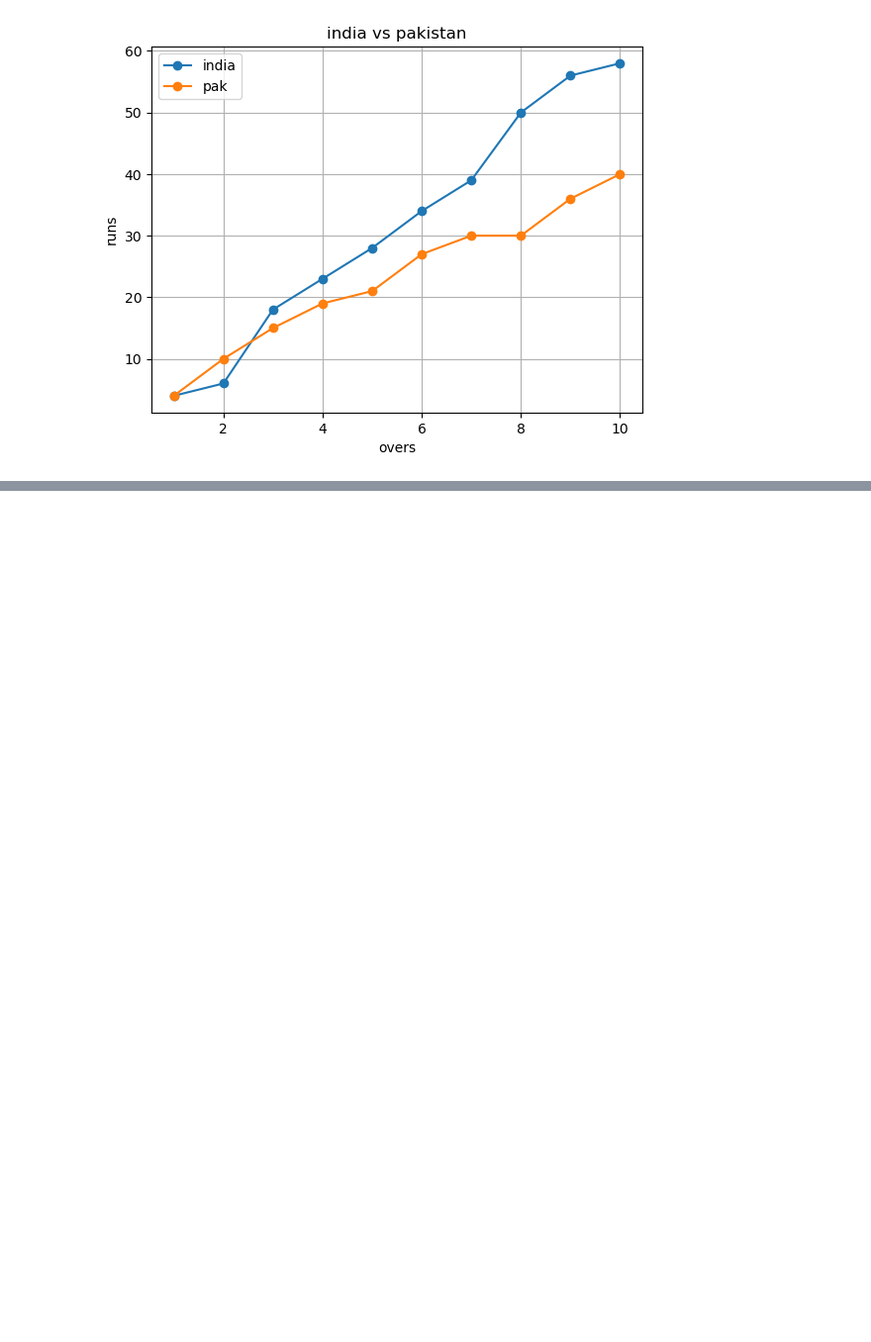
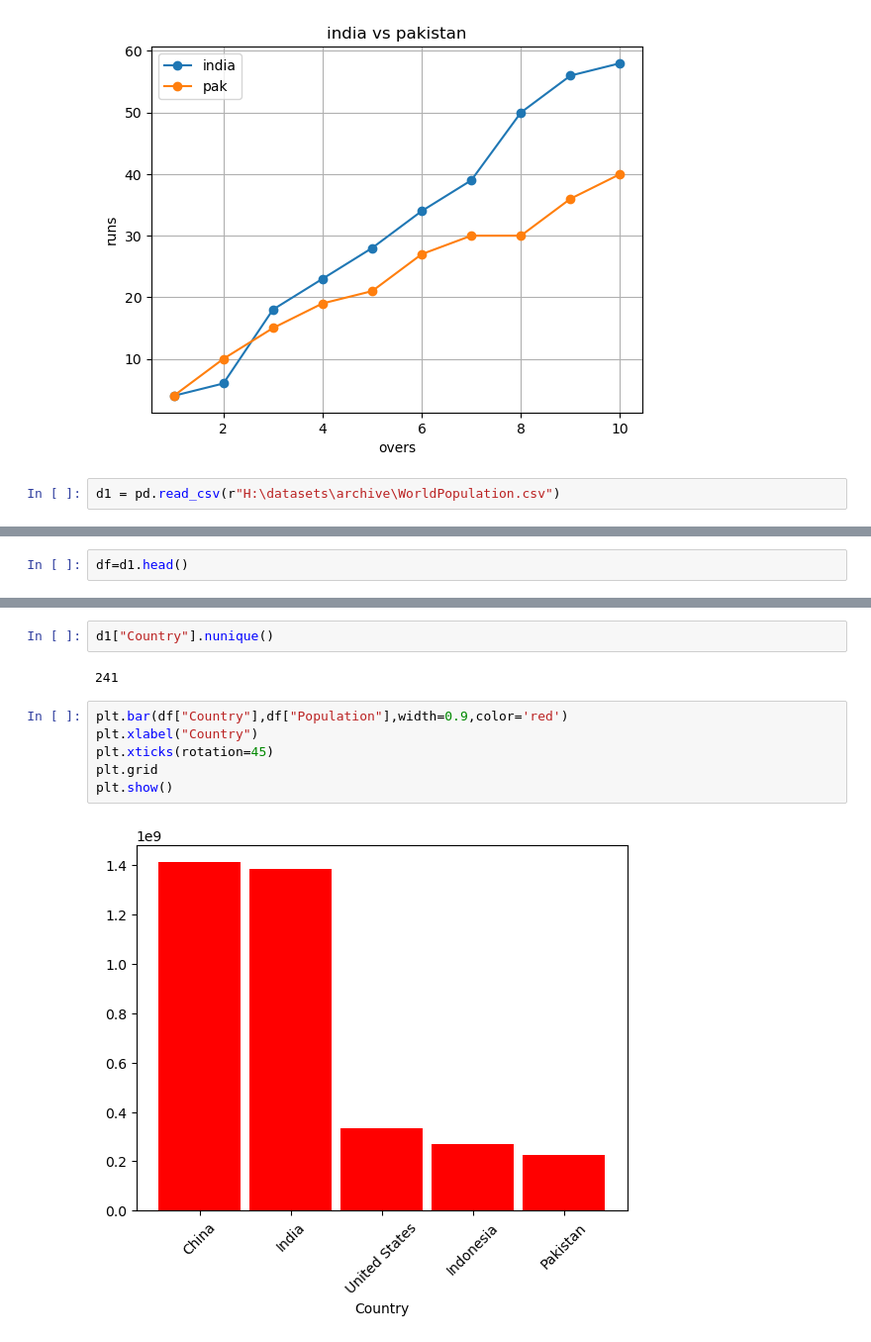
Before and after one commit to arsalanwani/Analytics, a Jupyter notebook: Matplotlib/index.ipynb, the cells around one changed output, grey strips where cells are left out. Shown at 99% size. Cells and saved outputs as stored; diff of their text form; blank space fills up the shorter version.

```diff
--- a/Matplotlib/index.ipynb
+++ b/Matplotlib/index.ipynb
@@ -89,3 +89,5 @@ plt.title("india vs pakistan")
 plt.grid()
 # %% [output]
 [figure]
+# %%
+d1 = pd.read_csv(r"H:\datasets\archive\WorldPopulation.csv")
@@ -91,0 +125,2 @@ plt.grid()
+# %%
+df=d1.head()
@@ -91,0 +136,12 @@ plt.grid()
+# %%
+d1["Country"].nunique()
+# %% [output]
+241
+# %%
+plt.bar(df["Country"],df["Population"],width=0.9,color='red')
+plt.xlabel("Country")
+plt.xticks(rotation=45)
+plt.grid
+plt.show()
+# %% [output]
+[figure, added]
```
Also changed, not shown: parts of 11 cells of this notebook.
